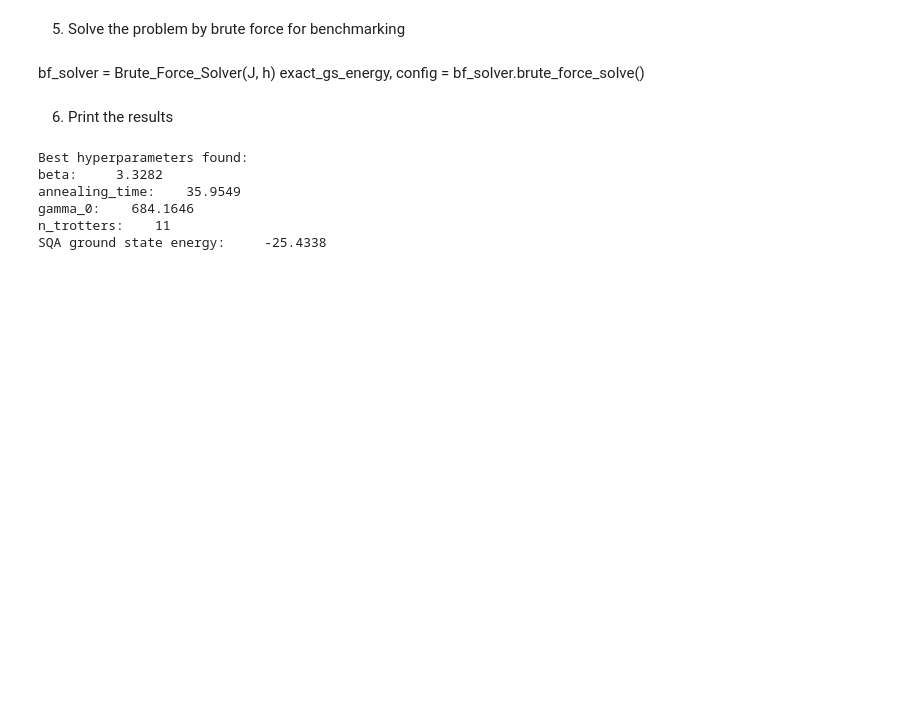
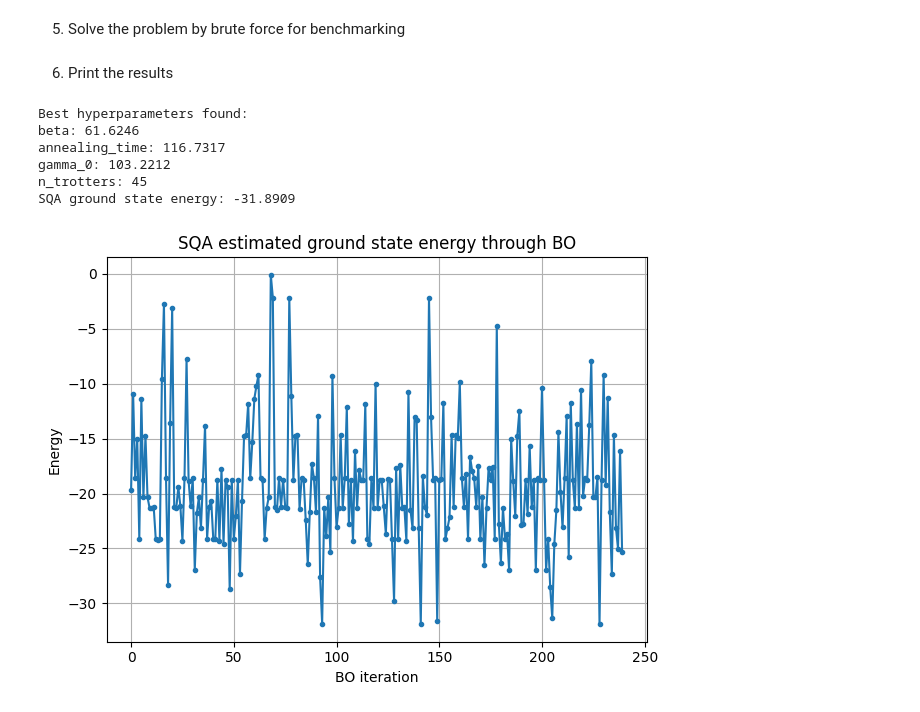
Before and after one commit to cesar-hernando/QML, a Jupyter notebook: SQA-BO/main.ipynb, the cells around one changed output. Saved outputs shown, nothing was run; the diff lists cells and outputs as text; code cells hidden in the pictures; blank space fills up the shorter version.

```diff
--- a/SQA-BO/main.ipynb
+++ b/SQA-BO/main.ipynb
@@ -58,5 +57,2 @@ Iter 120: x = [  8.2211708   89.2446211  522.34876304  11.36814117], f(x) = -1.2
 # %% [markdown]
 5. Solve the problem by brute force for benchmarking
-# %% [markdown]
-bf_solver = Brute_Force_Solver(J, h)
-exact_gs_energy, config = bf_solver.brute_force_solve()
@@ -71,11 +72,29 @@ print(f"annealing_time: {X_opt[best_idx][1]:.4f}")
 print(f"gamma_0: {X_opt[best_idx][2]:.4f}")
 print(f"n_trotters: {int(X_opt[best_idx][3])}")
 print(f"SQA ground state energy: {Y_opt[best_idx][0]:.4f}")
-print(f"Actual ground state energy: {exact_gs_energy:.4f}")
+if solve_with_bf:
+    print(f"Actual ground state energy: {exact_gs_energy:.4f}")
 # %% [output]
 Best hyperparameters found:
-beta:     3.3282
-annealing_time:    35.9549
-gamma_0:    684.1646
-n_trotters:    11
-SQA ground state energy:     -25.4338
+beta: 61.6246
+annealing_time: 116.7317
+gamma_0: 103.2212
+n_trotters: 45
+SQA ground state energy: -31.8909
+# %%
+energies = np.array([t[1] for t in history])
+betas = np.array([t[0][0] for t in history])
+annealing_times = np.array([t[0][1] for t in history])
+gamma_0s = np.array([t[0][2] for t in history])
+n_trotterss = np.array([t[0][3] for t in history])
+
+plt.figure()
+plt.plot(range(n_iters), energies,'.-')
+plt.xlabel('BO iteration')
+plt.ylabel('Energy')
+plt.title('SQA estimated ground state energy through BO')
+plt.grid(True)
+plt.tight_layout()
+plt.show()
+# %% [output]
+[figure, added]
```
Also changed, not shown: parts of 8 cells of this notebook, 22 other files.
